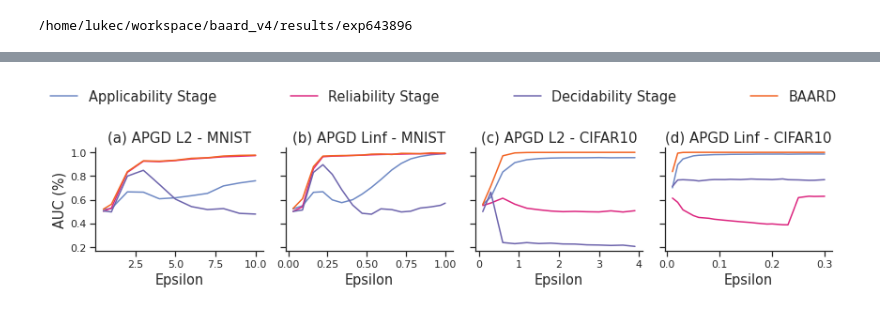
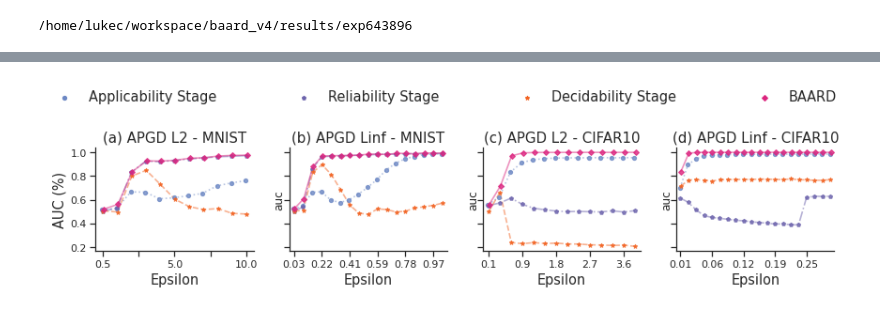
Before and after one commit to changx03/baard, a Jupyter notebook: plots/figure_ablation.ipynb, the cells around one changed output, grey strips where cells are left out. Drawn from its saved outputs; the diff is of its cells as text; code cells hidden in the pictures.

Commit message:
update figures

```diff
--- a/plots/figure_ablation.ipynb
+++ b/plots/figure_ablation.ipynb
@@ -156,45 +156,74 @@ sn.lineplot(data=df4, x='Epsilon', y='auc', hue='Detector')
 # %%
 ibm_color_palette = [
     '#6D88C4',
-    '#DC257F',
     '#6C63AC',
     '#F26322',
+    '#DC257F',
     '#FCB017',
 ]
 sn.set_theme(
     style='white',
     palette=ibm_color_palette,
 )
 sn.set_style('ticks')
 
 FONTSIZE = 14.5
 
 plt.rcParams['font.size'] = FONTSIZE
 fig, axs = plt.subplots(1, 4, sharey=True, figsize=(12, 2.75))
 
-sn.lineplot(data=df1, x='Epsilon', y='auc', hue='Detector', ax=axs[0])
-sn.lineplot(data=df2, x='Epsilon', y='auc', hue='Detector', ax=axs[1])
-sn.lineplot(data=df3, x='Epsilon', y='auc', hue='Detector', ax=axs[2])
-sn.lineplot(data=df4, x='Epsilon', y='auc', hue='Detector', ax=axs[3])
+style_order = [
+    'BAARD',
+    'Applicability Stage',
+    'Reliability Stage',
+    'Decidability Stage',
+]
+linewidth = {
+    'BAARD': 1.5,
+    'Applicability Stage': 1,
+    'Reliability Stage': 1,
+    'Decidability Stage': 1,
+}
+markers = ['o', 'p', '*', 'D']
+linestyles = [':', '-.', '--', '-']
+
+sn.pointplot(data=df1, x='Epsilon', y='auc', hue='Detector', ax=axs[0], markers=markers, scale=0.6, linestyles=linestyles, dodge=True)
+sn.pointplot(data=df2, x='Epsilon', y='auc', hue='Detector', ax=axs[1], markers=markers, scale=0.6, linestyles=linestyles, dodge=True)
+sn.pointplot(data=df3, x='Epsilon', y='auc', hue='Detector', ax=axs[2], markers=markers, scale=0.6, linestyles=linestyles, dodge=True)
+sn.pointplot(data=df4, x='Epsilon', y='auc', hue='Detector', ax=axs[3], markers=markers, scale=0.6, linestyles=linestyles, dodge=True)
 sn.despine(bottom=False, left=False)
 
 titles = [
     '(a) APGD L2 - MNIST',
     '(b) APGD Linf - MNIST',
     '(c) APGD L2 - CIFAR10',
     '(d) APGD Linf - CIFAR10',
 ]
 
 handles, labels = axs[-1].get_legend_handles_labels()
 fig.legend(handles=handles, labels=labels, loc='lower left',
            bbox_to_anchor=(0, 1, 1, 0), mode="expand", ncol=4, fontsize=FONTSIZE
            ).get_frame().set_linewidth(0)
 axs[0].set_ylabel('AUC (%)', fontsize=FONTSIZE)
 for i, title in enumerate(titles):
-    axs[i].set_title(title, fontsize=FONTSIZE+0.5)
+    axs[i].set_title(title, fontsize=FONTSIZE + 0.5)
     axs[i].get_legend().remove()
     axs[i].set_xlabel('Epsilon', fontsize=FONTSIZE)
+    ax = axs[i]
+    for dots in ax.collections:
+        color = dots.get_facecolor()
+        # dots.set_color(sn.set_hls_values(color, l=0.5))
+        dots.set_alpha(.8)
+        dots.set_zorder(2)
+    for line in ax.lines:
+        line.set_zorder(0)
+        line.set_alpha(.5)
+axs[0].set_xticks(np.linspace(0, df1['Epsilon'].max(), num=5))
+axs[1].set_xticks([0, 3, 6, 9, 12, 15])
+axs[2].set_xticks([0, 3, 6, 9, 12])
+axs[3].set_xticks([0, 4, 8, 12, 16])
+
 plt.tight_layout()
 plt.savefig('ablation.pdf', dpi=300, bbox_inches='tight')
 # %% [output]
-[figure, old version]
+[figure, new version]
```
Also changed, not shown: parts of 5 cells of this notebook, 3 other files.
